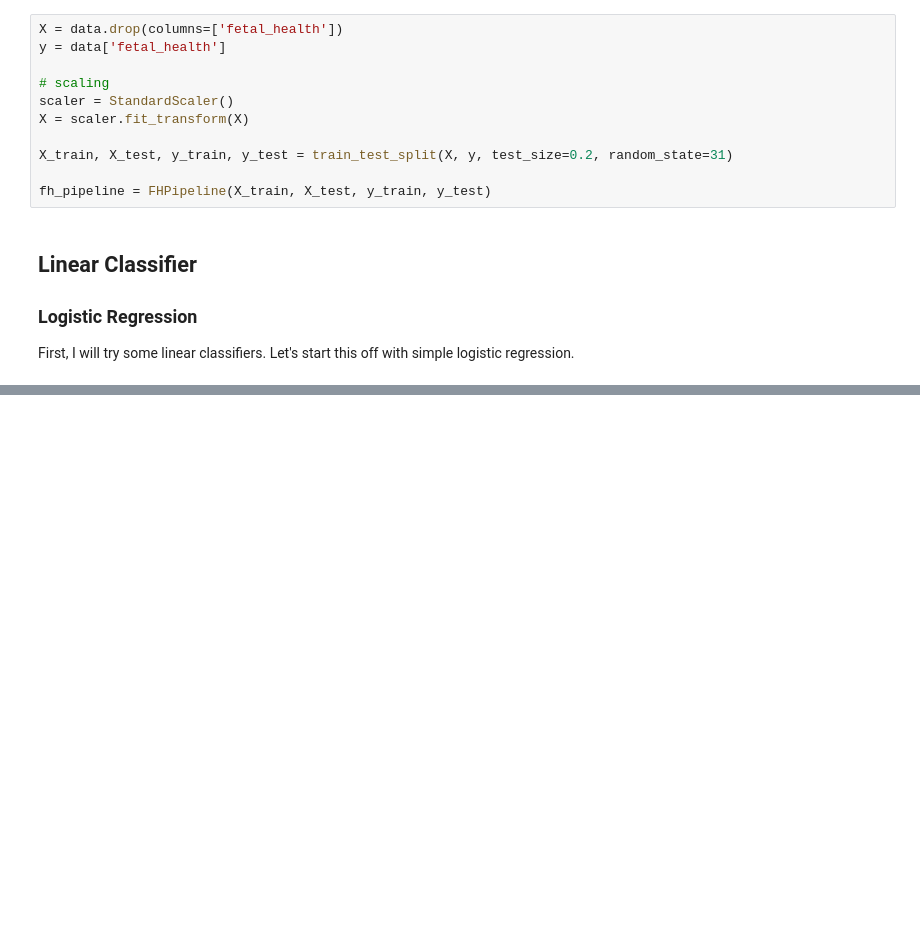
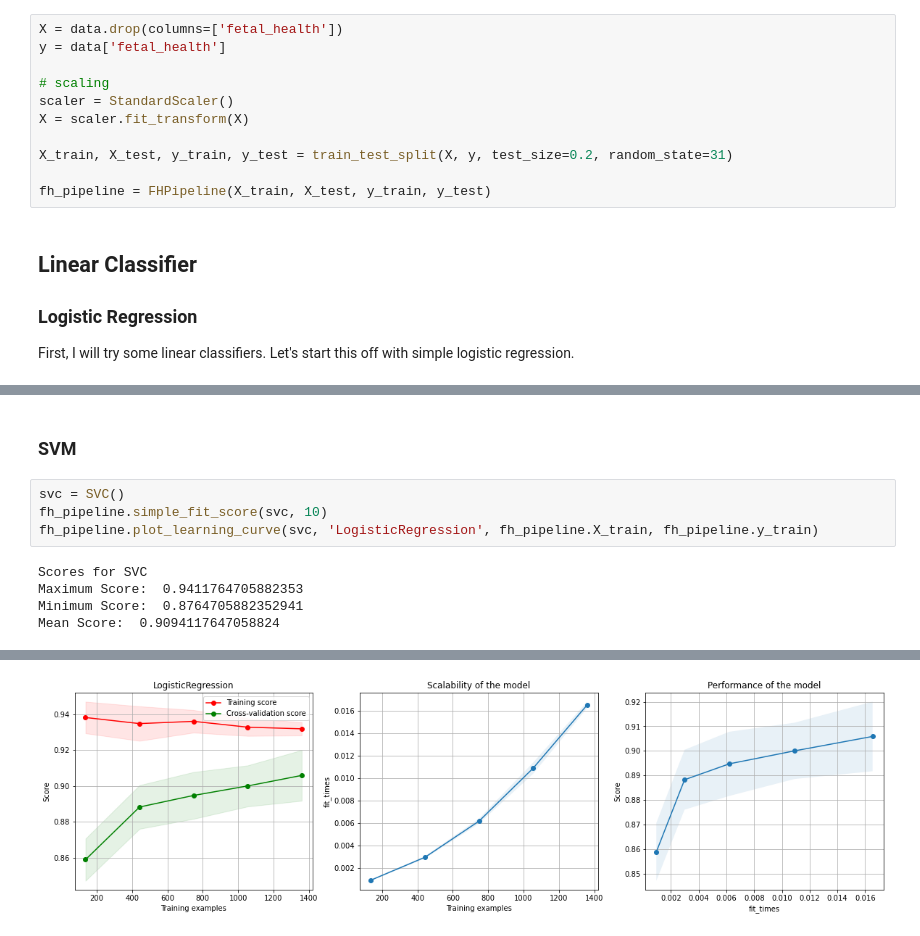
Before and after one commit to aegis301/fetal_health, a Jupyter notebook: fetal_health.ipynb, the cells around one changed output, grey strips where cells are left out. Saved outputs shown, nothing was run; the diff lists cells and outputs as text; blank space fills up the shorter version.

```diff
--- a/fetal_health.ipynb
+++ b/fetal_health.ipynb
@@ -195,0 +334,11 @@ Mean Score:  0.9094117647058824
+# %% [markdown]
+### SVM
+# %%
+svc = SVC()
+fh_pipeline.simple_fit_score(svc, 10)
+fh_pipeline.plot_learning_curve(svc, 'LogisticRegression', fh_pipeline.X_train, fh_pipeline.y_train)
+# %% [output]
+Scores for SVC
+Maximum Score:  0.9411764705882353
+Minimum Score:  0.8764705882352941
+Mean Score:  0.9094117647058824
@@ -195,0 +346 @@ Mean Score:  0.9094117647058824
+[figure, added]
```
Also changed, not shown: parts of 7 cells of this notebook.
